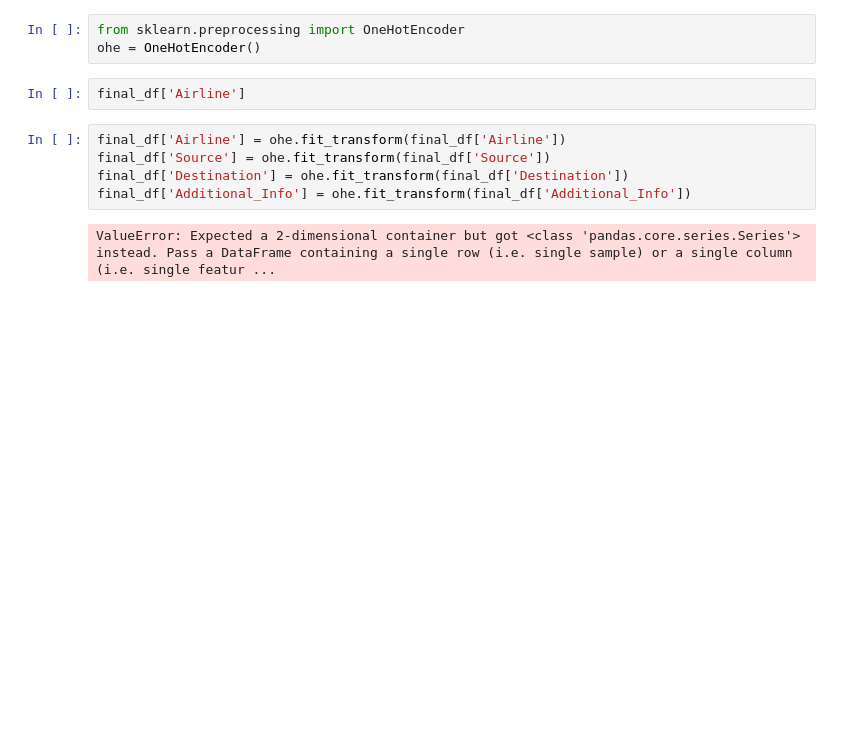
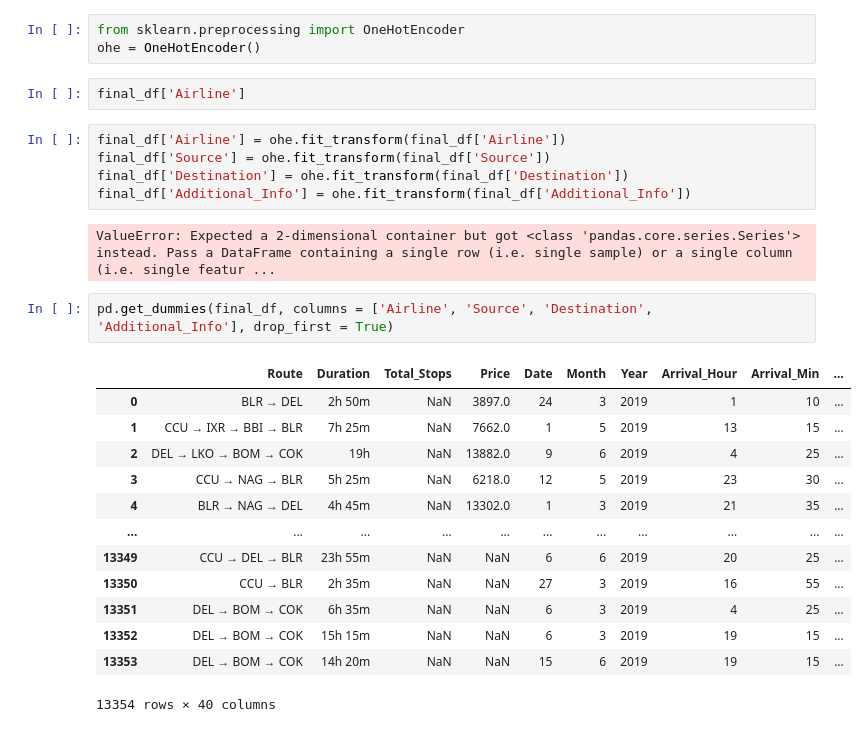
Before and after one commit to Shrutik-0101/Machine-Learning-Portfolio, a Jupyter notebook: Flight_Price_Prediction.ipynb, the cells around one changed output. Drawn from its saved outputs; the diff is of its cells as text; blank space fills up the shorter version.

```diff
--- a/Flight_Price_Prediction.ipynb
+++ b/Flight_Price_Prediction.ipynb
@@ -269,3 +269,19 @@ final_df['Destination'] = ohe.fit_transform(final_df['Destination'])
 final_df['Additional_Info'] = ohe.fit_transform(final_df['Additional_Info'])
 # %% [output]
 ValueError: Expected a 2-dimensional container but got <class 'pandas.core.series.Series'> instead. Pass a DataFrame containing a single row (i.e. single sample) or a single column (i.e. single featur ...
+# %%
+pd.get_dummies(final_df, columns = ['Airline', 'Source', 'Destination', 'Additional_Info'], drop_first = True)
+# %% [output]
+|  | Route | Duration | Total_Stops | Price | Date | Month | Year | Arrival_Hour | Arrival_Min | ... |
+| 0 | BLR → DEL | 2h 50m | NaN | 3897.0 | 24 | 3 | 2019 | 1 | 10 | ... |
+| 1 | CCU → IXR → BBI → BLR | 7h 25m | NaN | 7662.0 | 1 | 5 | 2019 | 13 | 15 | ... |
+| 2 | DEL → LKO → BOM → COK | 19h | NaN | 13882.0 | 9 | 6 | 2019 | 4 | 25 | ... |
+| 3 | CCU → NAG → BLR | 5h 25m | NaN | 6218.0 | 12 | 5 | 2019 | 23 | 30 | ... |
+| 4 | BLR → NAG → DEL | 4h 45m | NaN | 13302.0 | 1 | 3 | 2019 | 21 | 35 | ... |
+| ... | ... | ... | ... | ... | ... | ... | ... | ... | ... | ... |
+| 13349 | CCU → DEL → BLR | 23h 55m | NaN | NaN | 6 | 6 | 2019 | 20 | 25 | ... |
+| 13350 | CCU → BLR | 2h 35m | NaN | NaN | 27 | 3 | 2019 | 16 | 55 | ... |
+| 13351 | DEL → BOM → COK | 6h 35m | NaN | NaN | 6 | 3 | 2019 | 4 | 25 | ... |
+| 13352 | DEL → BOM → COK | 15h 15m | NaN | NaN | 6 | 3 | 2019 | 19 | 15 | ... |
+| 13353 | DEL → BOM → COK | 14h 20m | NaN | NaN | 15 | 6 | 2019 | 19 | 15 | ... |
+13354 rows × 40 columns
```
